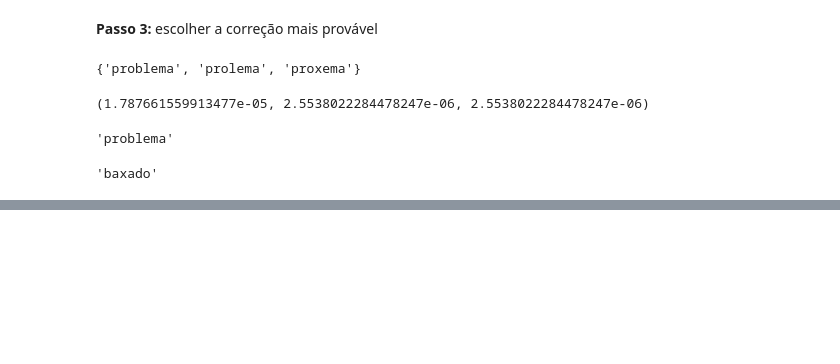
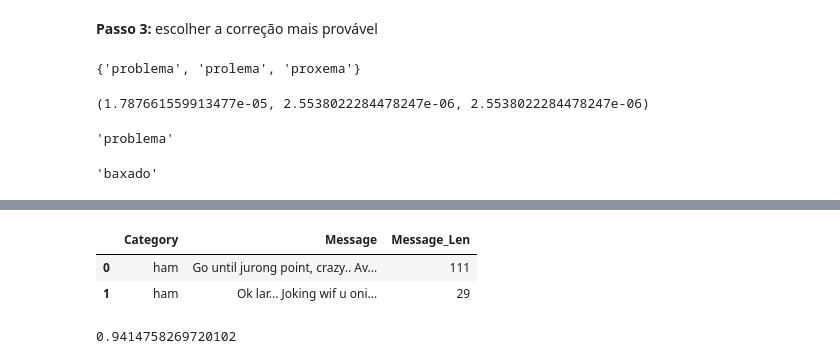
Before and after one commit to luizfrias/mintextoenlp, a Jupyter notebook: Mineração de Texto & NLP - Aula 03.ipynb, the cells around one changed output, grey strips where cells are left out. Saved outputs shown, nothing was run; the diff lists cells and outputs as text; code cells hidden in the pictures; blank space fills up the shorter version.

```diff
--- a/Mineração de Texto & NLP - Aula 03.ipynb
+++ b/Mineração de Texto & NLP - Aula 03.ipynb
@@ -849,2 +948,8 @@ def extract_features(message):
+# %%
+spam_df.head(2)
+# %% [output]
+|  | Category | Message | Message_Len |
+| 0 | ham | Go until jurong point, crazy.. Av... | 111 |
+| 1 | ham | Ok lar... Joking wif u oni... | 29 |
 # %%
 from nltk.classify import apply_features
@@ -860,0 +961,4 @@ classifier.show_most_informative_features(5)
+# %%
+nltk.classify.accuracy(classifier, test_set)
+# %% [output]
+0.9414758269720102
```
Also changed, not shown: parts of 32 cells of this notebook.
